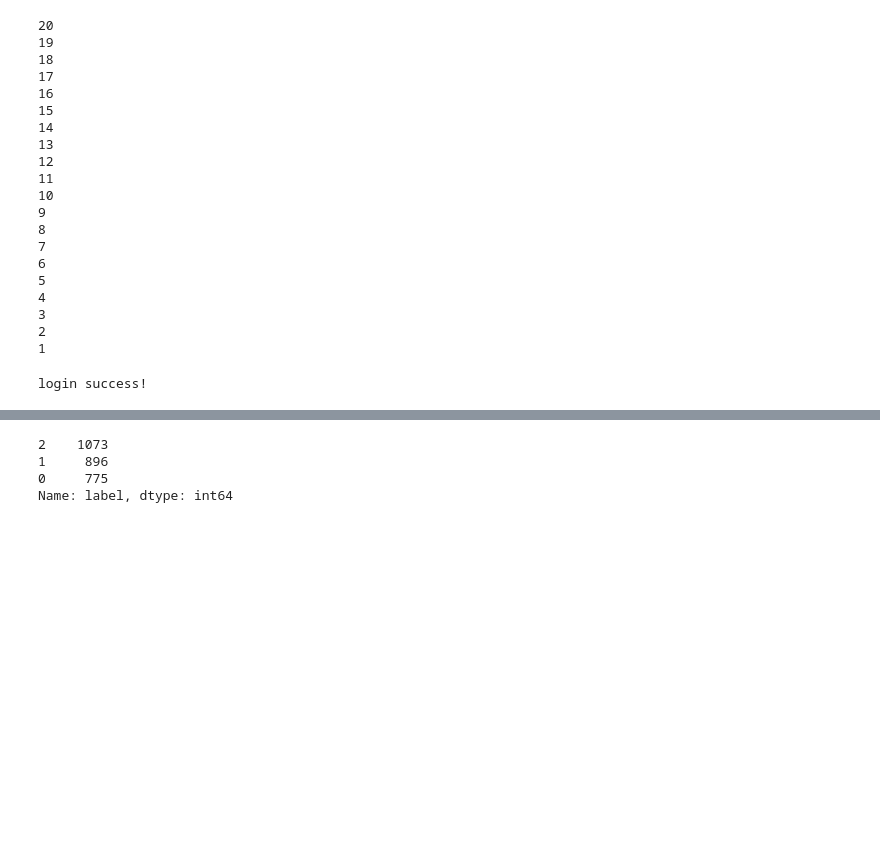
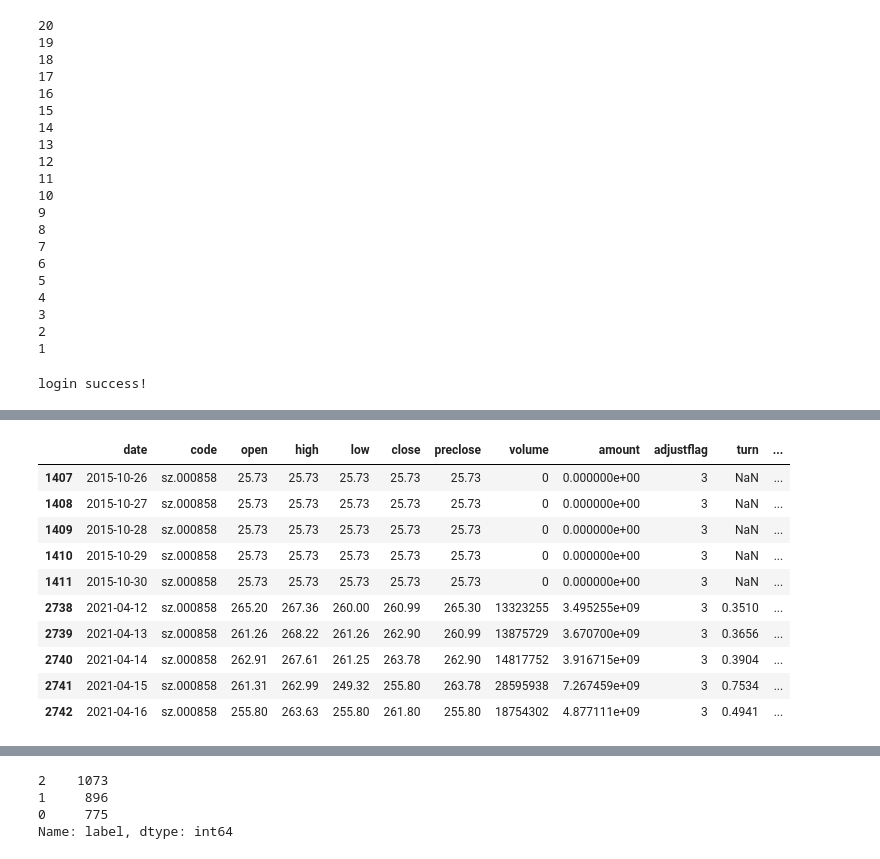
Before and after one commit to shayxu-ai/automatic-stock-exchange, a Jupyter notebook: predict.ipynb, the cells around one changed output, grey strips where cells are left out. Drawn from its saved outputs; the diff is of its cells as text; code cells hidden in the pictures; blank space fills up the shorter version.

```diff
--- a/predict.ipynb
+++ b/predict.ipynb
@@ -158,0 +130,14 @@ Name: future_price, Length: 2744, dtype: float64
+# %%
+stock[stock.isnull().T.any()][-10:]
+# %% [output]
+|  | date | code | open | high | low | close | preclose | volume | amount | adjustflag | turn | ... |
+| 1407 | 2015-10-26 | sz.000858 | 25.73 | 25.73 | 25.73 | 25.73 | 25.73 | 0 | 0.000000e+00 | 3 | NaN | ... |
+| 1408 | 2015-10-27 | sz.000858 | 25.73 | 25.73 | 25.73 | 25.73 | 25.73 | 0 | 0.000000e+00 | 3 | NaN | ... |
+| 1409 | 2015-10-28 | sz.000858 | 25.73 | 25.73 | 25.73 | 25.73 | 25.73 | 0 | 0.000000e+00 | 3 | NaN | ... |
+| 1410 | 2015-10-29 | sz.000858 | 25.73 | 25.73 | 25.73 | 25.73 | 25.73 | 0 | 0.000000e+00 | 3 | NaN | ... |
+| 1411 | 2015-10-30 | sz.000858 | 25.73 | 25.73 | 25.73 | 25.73 | 25.73 | 0 | 0.000000e+00 | 3 | NaN | ... |
+| 2738 | 2021-04-12 | sz.000858 | 265.20 | 267.36 | 260.00 | 260.99 | 265.30 | 13323255 | 3.495255e+09 | 3 | 0.3510 | ... |
+| 2739 | 2021-04-13 | sz.000858 | 261.26 | 268.22 | 261.26 | 262.90 | 260.99 | 13875729 | 3.670700e+09 | 3 | 0.3656 | ... |
+| 2740 | 2021-04-14 | sz.000858 | 262.91 | 267.61 | 261.25 | 263.78 | 262.90 | 14817752 | 3.916715e+09 | 3 | 0.3904 | ... |
+| 2741 | 2021-04-15 | sz.000858 | 261.31 | 262.99 | 249.32 | 255.80 | 263.78 | 28595938 | 7.267459e+09 | 3 | 0.7534 | ... |
+| 2742 | 2021-04-16 | sz.000858 | 255.80 | 263.63 | 255.80 | 261.80 | 255.80 | 18754302 | 4.877111e+09 | 3 | 0.4941 | ... |
```
Also changed, not shown: parts of 14 cells of this notebook, 1 other file.
